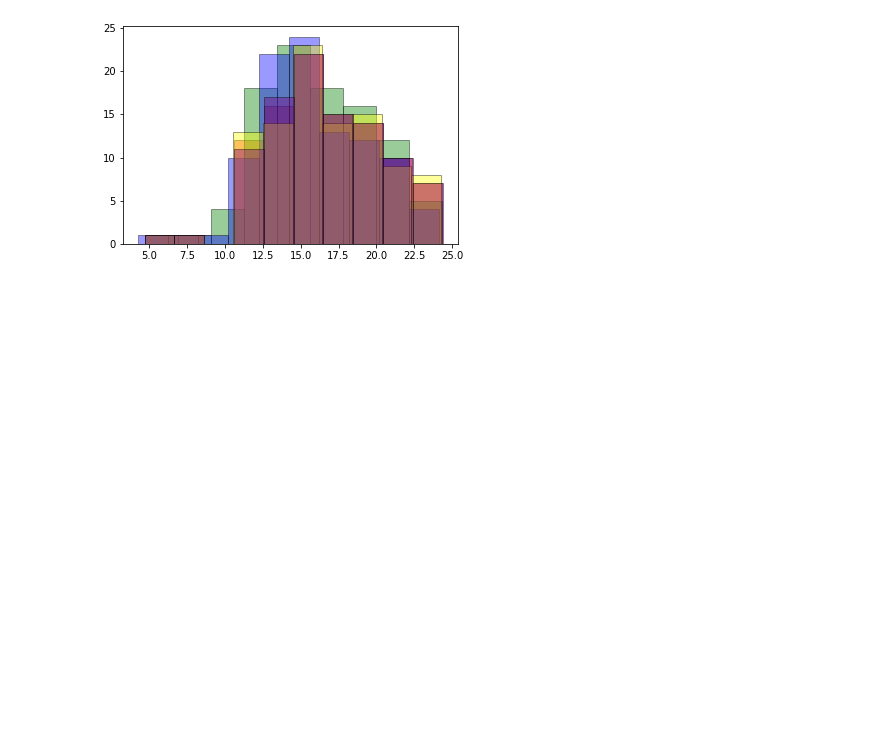
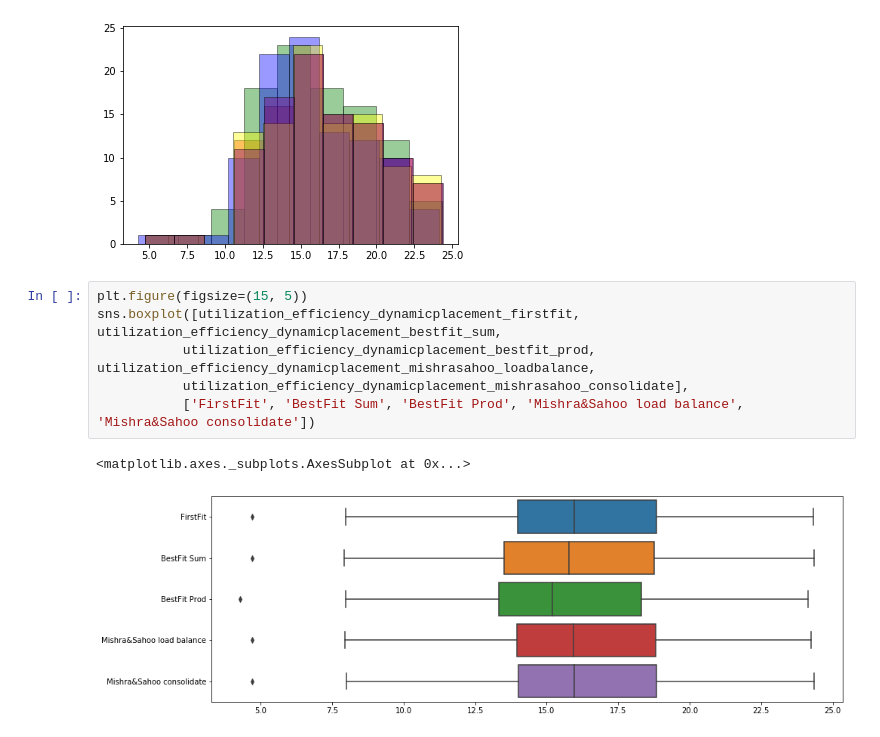
Before and after one commit to AnthonyUdovichenko/VM_Placement, a Jupyter notebook: data/log_processing.ipynb, the cells around one changed output. Saved outputs shown, nothing was run; the diff lists cells and outputs as text; blank space fills up the shorter version.

```diff
--- a/data/log_processing.ipynb
+++ b/data/log_processing.ipynb
@@ -173,3 +173,12 @@ sns.distplot(utilization_efficiency_dynamicplacement_mishrasahoo_consolidate, hi
 # %% [output]
 <matplotlib.axes._subplots.AxesSubplot at 0x...>
 [figure]
+# %%
+plt.figure(figsize=(15, 5))
+sns.boxplot([utilization_efficiency_dynamicplacement_firstfit, utilization_efficiency_dynamicplacement_bestfit_sum,
+           utilization_efficiency_dynamicplacement_bestfit_prod, utilization_efficiency_dynamicplacement_mishrasahoo_loadbalance,
+           utilization_efficiency_dynamicplacement_mishrasahoo_consolidate],
+           ['FirstFit', 'BestFit Sum', 'BestFit Prod', 'Mishra&Sahoo load balance', 'Mishra&Sahoo consolidate'])
+# %% [output]
+<matplotlib.axes._subplots.AxesSubplot at 0x...>
+[figure, added]
```
Also changed, not shown: 2 other files.
